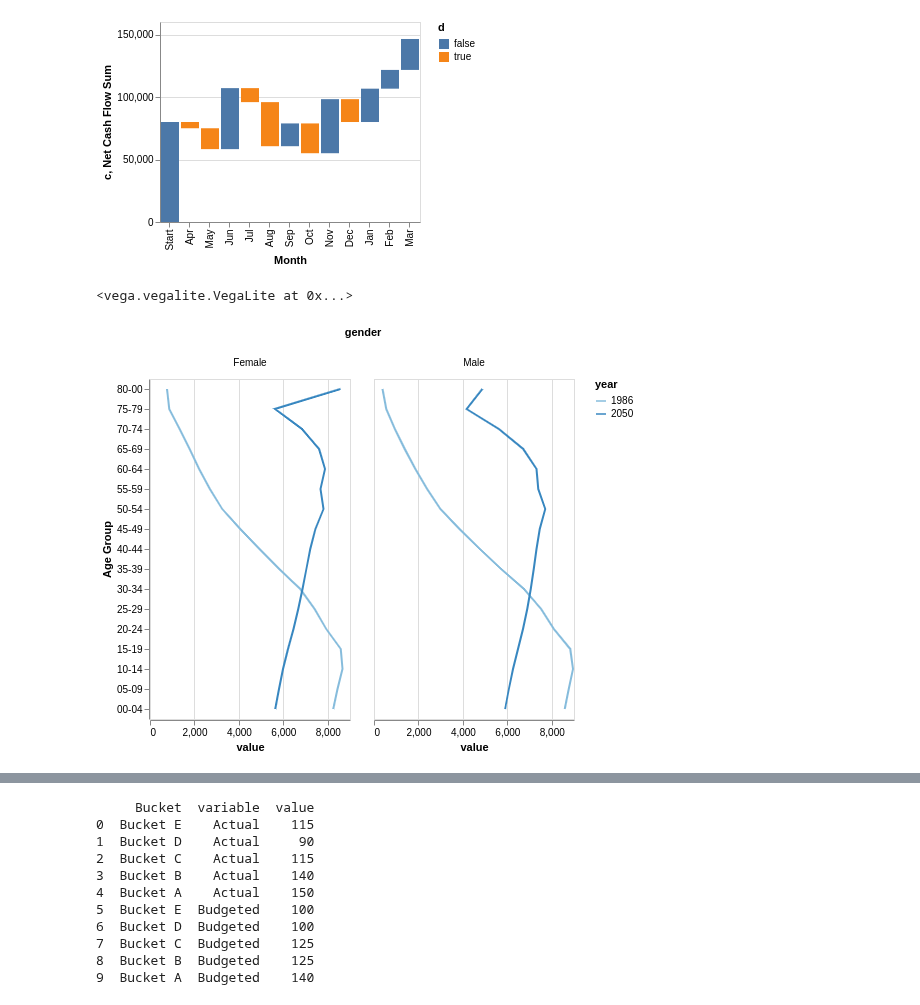
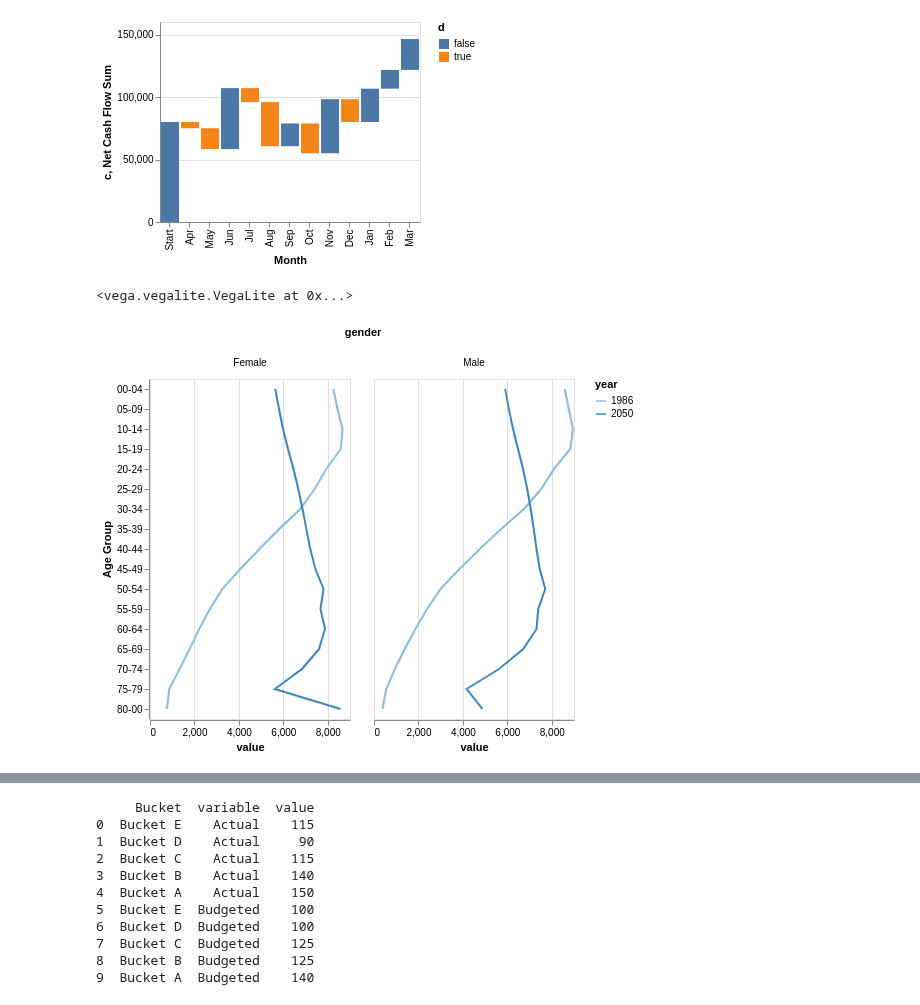
Before and after one commit to Mestway/falx, a Jupyter notebook: falx/data_prep.ipynb, the cells around one changed output, grey strips where cells are left out. Saved outputs shown, nothing was run; the diff lists cells and outputs as text; code cells hidden in the pictures.

```diff
--- a/falx/data_prep.ipynb
+++ b/falx/data_prep.ipynb
@@ -149,32 +149,32 @@ VegaLite(vl_spec, df3)
 # %%
 df4 = load_input_table("004.json")
 
 df4 = pd.melt(df4, id_vars='Age Group', value_vars=["Female-1986", "Female-2050", "Male-1986", "Male-2050"])
 
 split_col = df4["variable"].str.split("-", expand=True)
 df4["gender"] = split_col[0]
 df4["year"] = split_col[1]
 
 #print(df4)
 
 vl_spec = {
     "$schema": "https://vega.github.io/schema/vega-lite/v3.json",
     "mark": "line",
     "encoding": {
-        "y": {"field": "Age Group", "type": "nominal", "sort": "descending"},
+        "y": {"field": "Age Group", "type": "nominal", "sort": None},
         "x": {
           "field": "value",
           "type": "quantitative"
         },
         "column": {"field": "gender", "type": "nominal"},
         "color": {"field": "year","type": "ordinal"},
     }
 }
 
 VegaLite(vl_spec, df4)
 # %% [output]
 <vega.vegalite.VegaLite at 0x...>
-[figure, old version]
+[figure, new version]
 # %%
 df5 = load_input_table("005.json")
 
```
Also changed, not shown: parts of 1 cell of this notebook, 4 other files.
